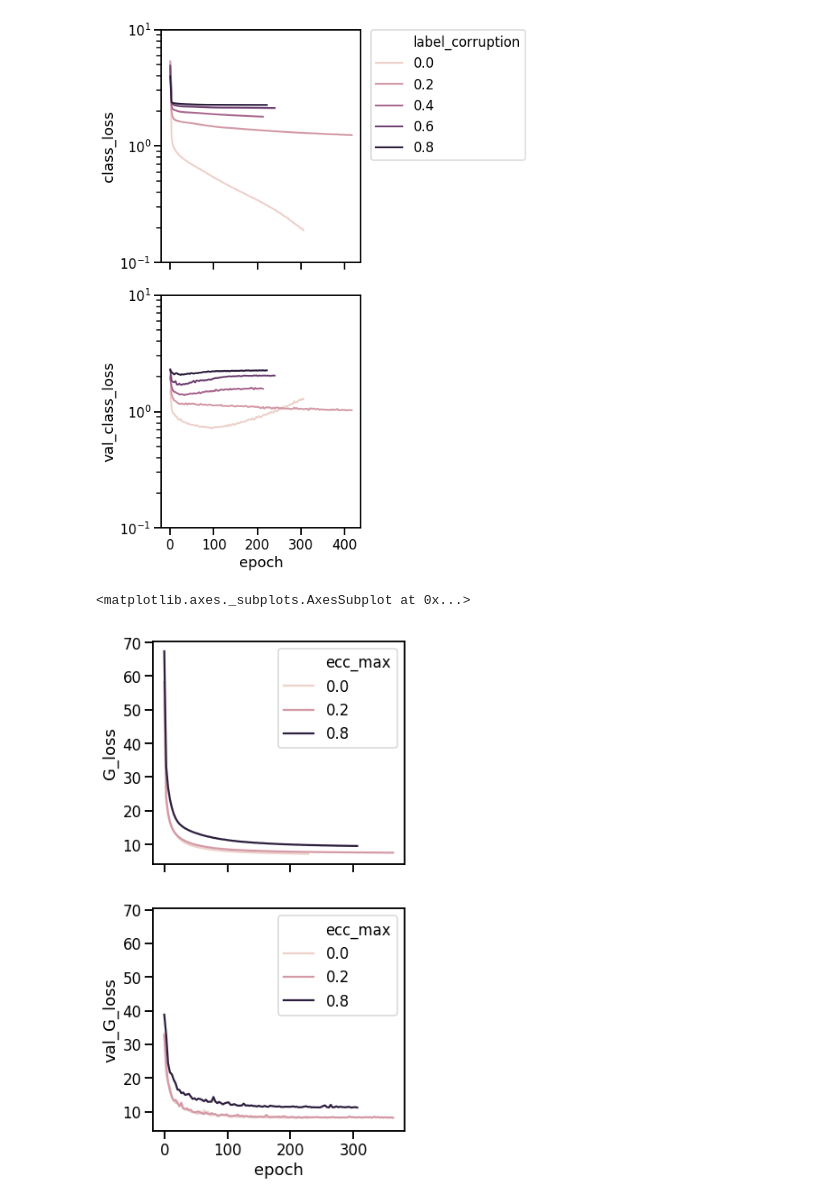
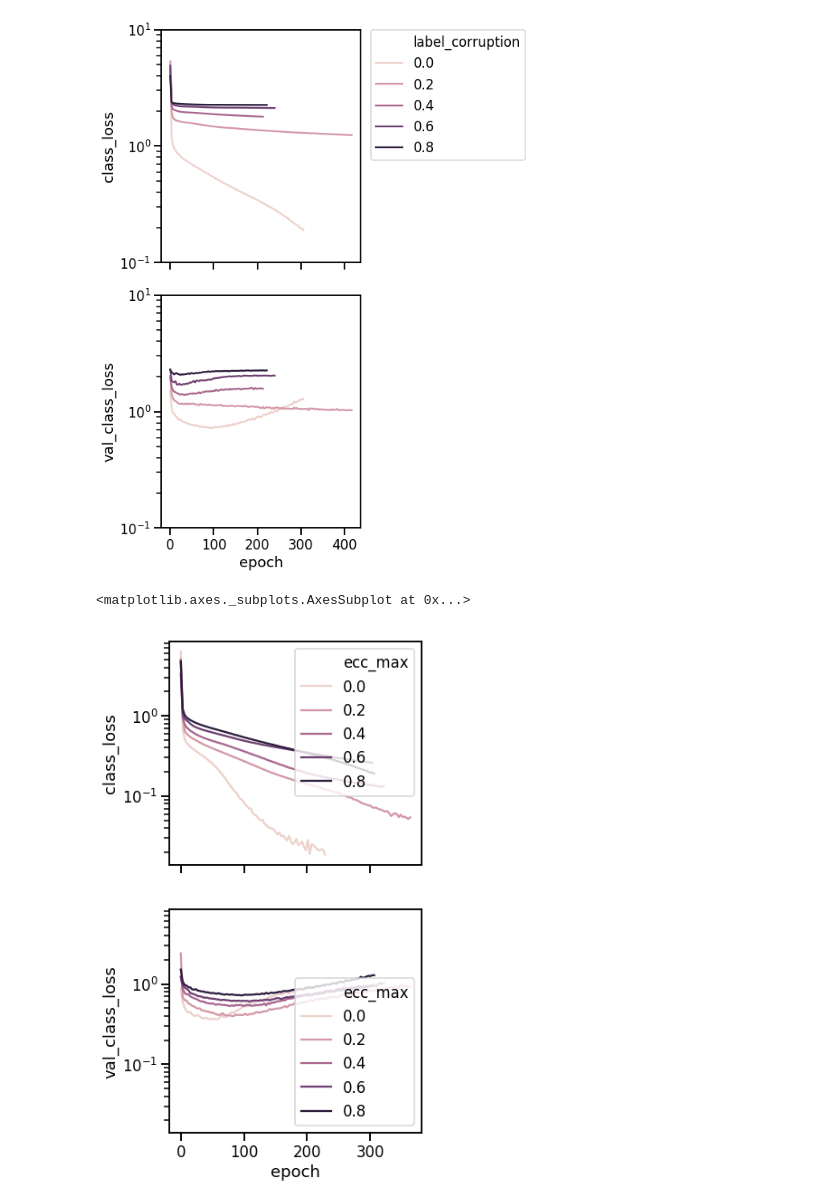
Before and after one commit to elijahc/vae, a Jupyter notebook: notebooks/corrupted_labels_3x_z_5.ipynb, the cells around one changed output. Saved outputs shown, nothing was run; the diff lists cells and outputs as text; code cells hidden in the pictures.

```diff
--- a/notebooks/corrupted_labels_3x_z_5.ipynb
+++ b/notebooks/corrupted_labels_3x_z_5.ipynb
@@ -303,16 +469,16 @@ fig = train_plot(metric='class_loss',
 # %% [output]
 [figure]
 # %%
-plot_df = hist_df.query('label_corruption == 0.0 & architecture == "recon"')
+plot_df = hist_df.query('label_corruption == 0.0 & architecture == "recon" & xent == 15')
 
 ecc_vals = np.unique(plot_df.ecc_max.values)
 
 fig,axs = plt.subplots(2,1,figsize=(5,10),sharex=True,sharey=True,subplot_kw={
-#     'yscale':'log',
+    'yscale':'log',
 #     'ylim':(0,1),
 })
-sns.lineplot(x='epoch',y='G_loss',hue='ecc_max',data=plot_df,legend='full',ax=axs[0])
-sns.lineplot(x='epoch',y='val_G_loss',hue='ecc_max',data=plot_df,legend='full',ax=axs[1])
+sns.lineplot(x='epoch',y='class_loss',hue='ecc_max',data=plot_df,legend='full',ax=axs[0])
+sns.lineplot(x='epoch',y='val_class_loss',hue='ecc_max',data=plot_df,legend='full',ax=axs[1])
 # %% [output]
 <matplotlib.axes._subplots.AxesSubplot at 0x...>
-[figure, old version]
+[figure, new version]
```
Also changed, not shown: parts of 28 cells of this notebook, 2 other files.
